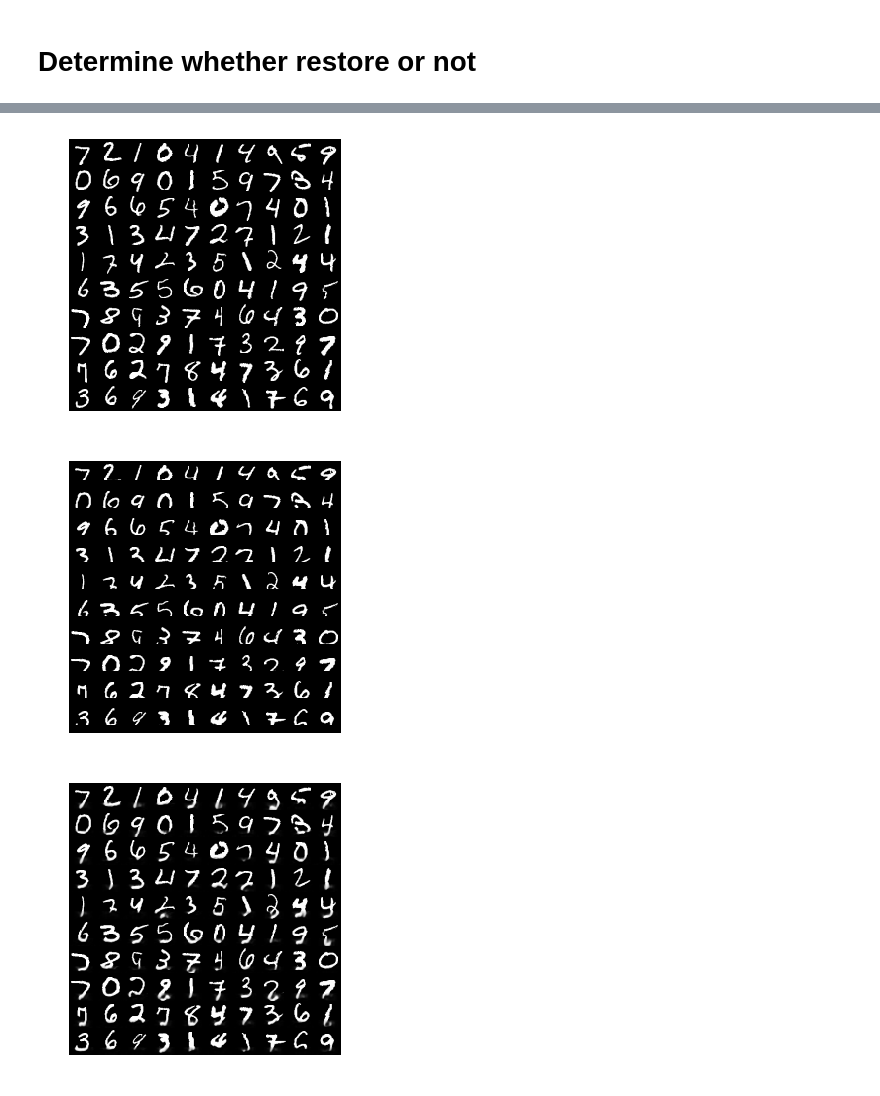
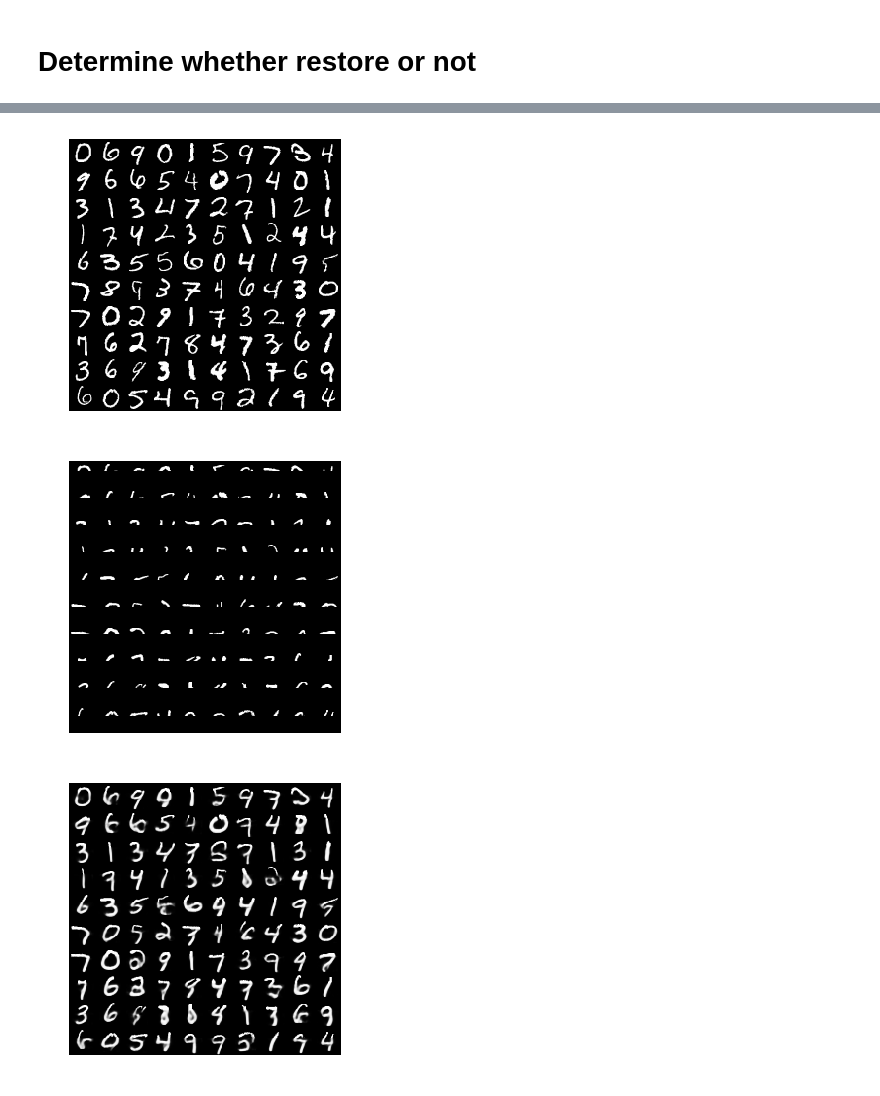
Before and after one commit to maestrojeong/tf_cnn2rnn, a Jupyter notebook: class3/mnist_with_static_rnn.ipynb, the cells around one changed output, grey strips where cells are left out. Saved outputs shown, nothing was run; the diff lists cells and outputs as text; code cells hidden in the pictures.

```diff
--- a/class3/mnist_with_static_rnn.ipynb
+++ b/class3/mnist_with_static_rnn.ipynb
@@ -147,19 +145,19 @@ def images_generator(images, keep_num = 14):
                 image_restore[i][j][k] = restored[i][j-1][k]
     return image_restore
 # %%
-start = 0
+start = 10
 image_sample = np.reshape(test['input'][start:start+batch_size], [batch_size, 28, 28])
-keep_row = 14
+keep_row = 10
 image_clip = np.zeros((batch_size, 28, 28))
 for i in range(batch_size):
     for j in range(keep_row):
         for k in range(28):
             image_clip[i][j][k] = image_sample[i][j][k]
 image_fake = images_generator(image_sample, keep_row)
 images_print(image_sample)
 images_print(image_clip)
 images_print(image_fake)
 # %% [output]
-[figure, old version]
+[figure, new version]
-[figure, old version]
+[figure, new version]
-[figure, old version]
+[figure, new version]
```
Also changed, not shown: parts of 3 cells of this notebook, 7 other files.
